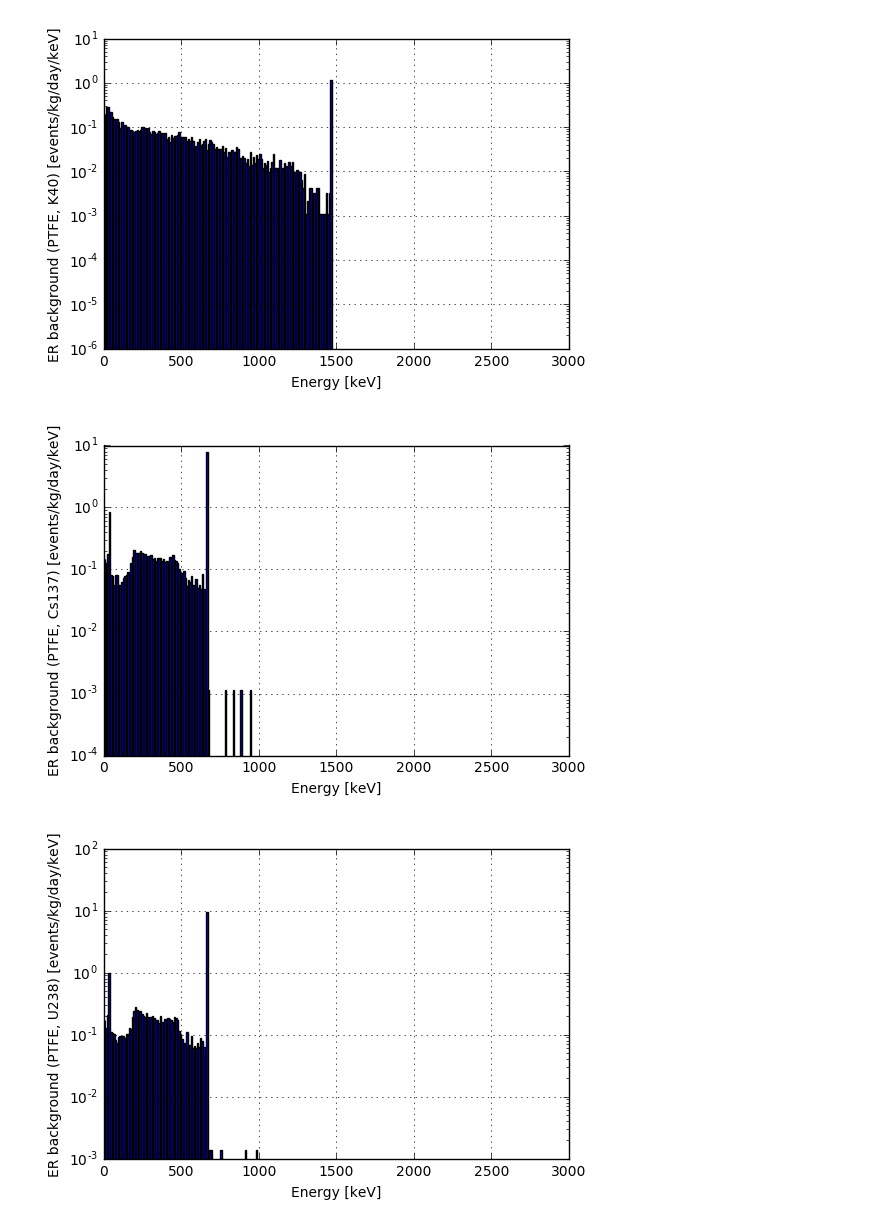
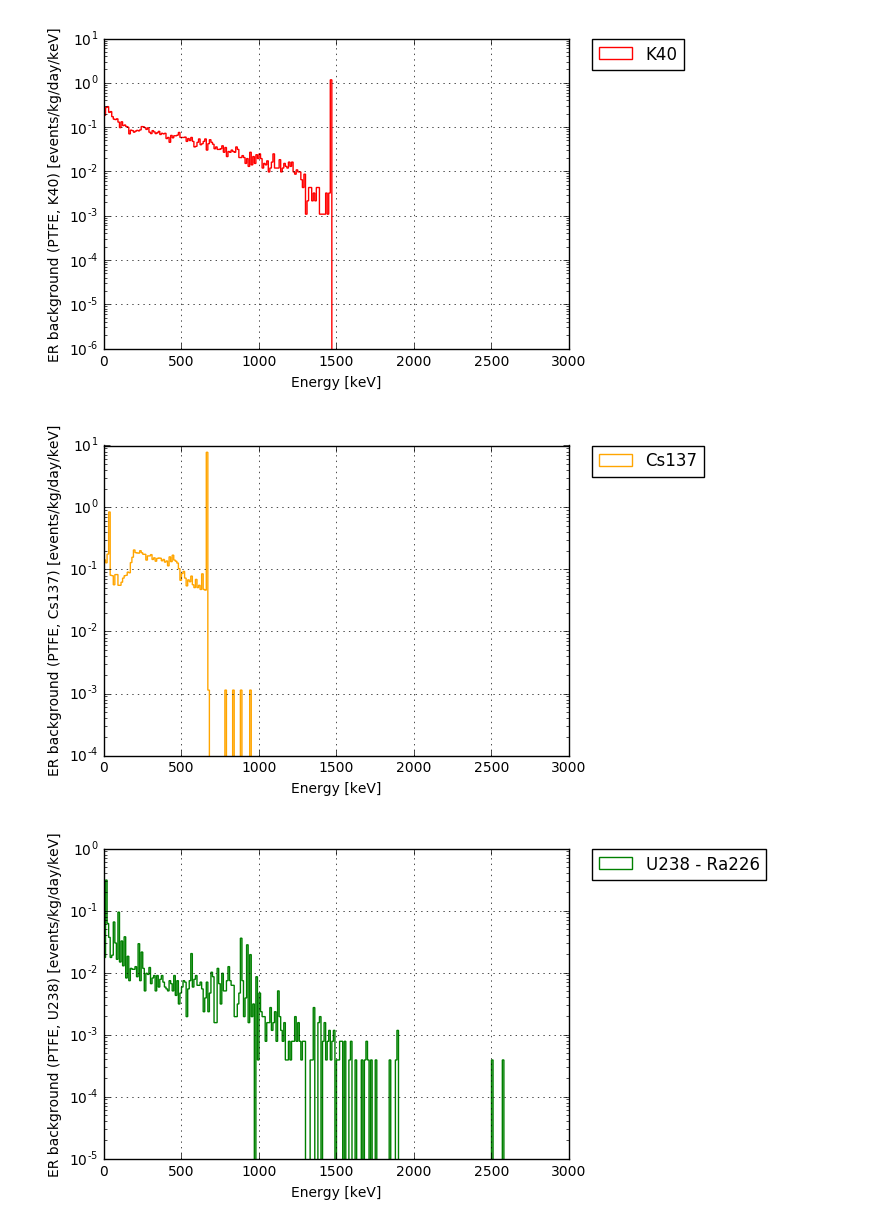
Before and after one commit to AG-Schumann/DARWIN_MC, a Jupyter notebook: ER_visualization_PTFE/Without_FC/ER_PTFE_ResultsIsotopes_withoutFC.ipynb, the cells around one changed output. Saved outputs shown, nothing was run; the diff lists cells and outputs as text; code cells hidden in the pictures.

```diff
--- a/ER_visualization_PTFE/Without_FC/ER_PTFE_ResultsIsotopes_withoutFC.ipynb
+++ b/ER_visualization_PTFE/Without_FC/ER_PTFE_ResultsIsotopes_withoutFC.ipynb
@@ -61,51 +63,54 @@ plt.show()
 # %%
 ##### K-40 #####
 E_K40=get_energy('PTFE_K40_Sort.root')
 E_K40=np.array([E_K40[i][0] for i in range(len(E_K40))])
 weights_K40 = calculate_weights(activity_K40, E_K40)
 
-plt.hist(E_K40, bins=np.arange(0, 3000, bin_width), weights=weights_K40)
+plt.hist(E_K40, bins=np.arange(0, 3000, bin_width), weights=weights_K40, histtype='step', color='r', label='K40')
 plt.ylim(0.000001, 10)
 plt.xlim(0,3000)
 plt.xlabel('Energy [keV]')
 plt.ylabel('ER background (PTFE, K40) [events/kg/day/keV]')
 plt.yscale("log")
+plt.legend(bbox_to_anchor=(1.05, 1), loc=2, borderaxespad=0.)
 plt.grid()
 plt.show()
 # %% [output]
-[figure, old version]
+[figure, new version]
 # %%
 ##### Cs-137 #####
 E_Cs137=get_energy('PTFE_Cs137_Sort.root')
 E_Cs137=np.array([E_Cs137[i][0] for i in range(len(E_Cs137))])
 weights_Cs137 = calculate_weights(activity_Cs137, E_Cs137)
 
-plt.hist(E_Cs137, bins=np.arange(0, 3000, bin_width), weights=weights_Cs137)
+plt.hist(E_Cs137, bins=np.arange(0, 3000, bin_width), weights=weights_Cs137, histtype='step', color='orange', label='Cs137')
 plt.ylim(0.0001,10)
 plt.xlim(0,3000)
 plt.xlabel('Energy [keV]')
 plt.ylabel('ER background (PTFE, Cs137) [events/kg/day/keV]')
 plt.yscale("log")
+plt.legend(bbox_to_anchor=(1.05, 1), loc=2, borderaxespad=0.)
 plt.grid()
 plt.show()
 # %% [output]
-[figure, old version]
+[figure, new version]
 # %%
 ##### U-238 #####
 E_U238=get_energy('PTFE_U238_Sort.root')
 E_U238=np.array([E_U238[i][0] for i in range(len(E_U238))])
 weights_U238 = calculate_weights(activity_U238, E_U238)
 
-plt.hist(E_U238, bins=np.arange(0, 3000, bin_width), weights=weights_U238)
-plt.ylim(0.001,100)
+plt.hist(E_U238, bins=np.arange(0, 3000, bin_width), weights=weights_U238, histtype='step', color='g', label='U238 - Ra226')
+plt.ylim(0.00001,1)
 plt.xlim(0,3000)
 plt.xlabel('Energy [keV]')
 plt.ylabel('ER background (PTFE, U238) [events/kg/day/keV]')
 plt.yscale("log")
+plt.legend(bbox_to_anchor=(1.05, 1), loc=2, borderaxespad=0.)
 plt.grid()
 plt.show()
 # %% [output]
-[figure, old version]
+[figure, new version]
 # %%
 ##### U-235 #####
 E_U235=get_energy('PTFE_U235_Sort.root')
```
Also changed, not shown: parts of 12 cells of this notebook, 4 other files.
